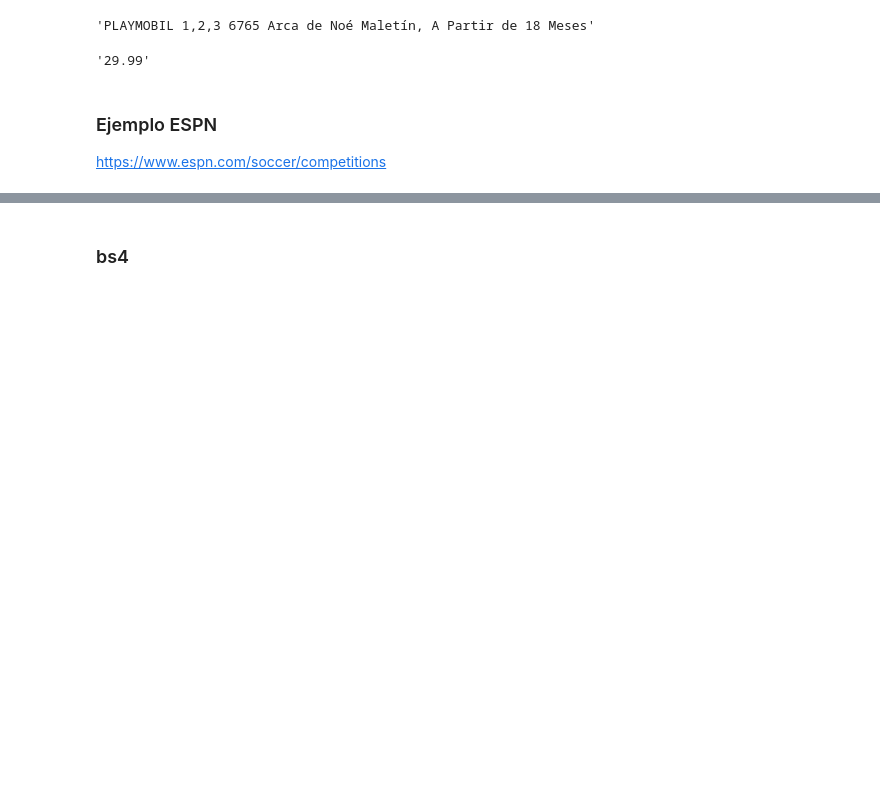
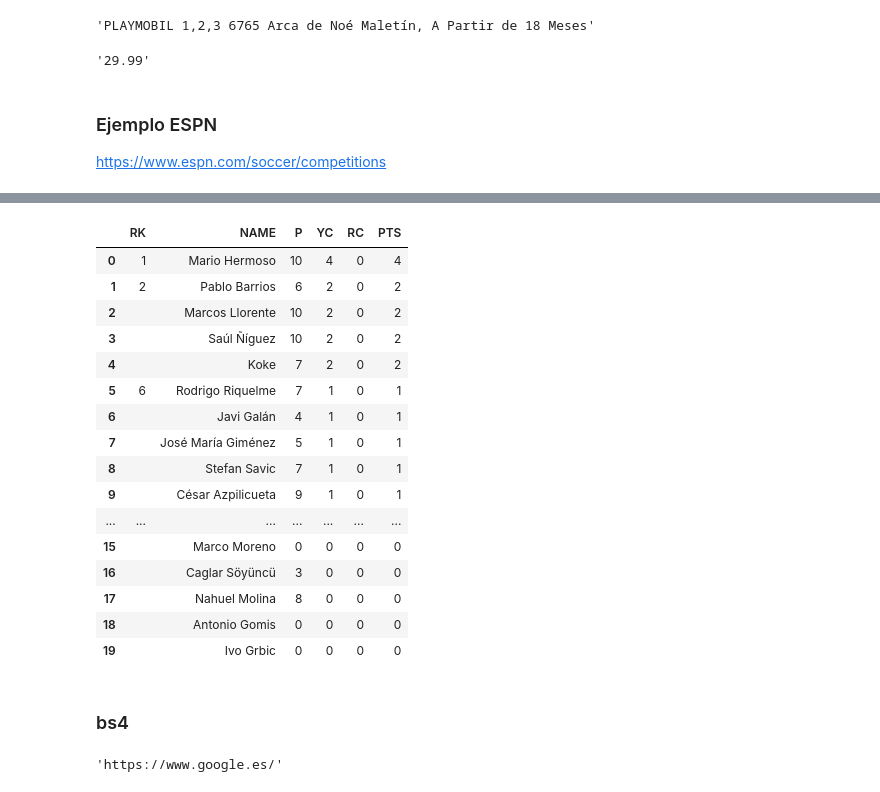
Before and after one commit to Ironhack-Data-Madrid-Octubre-2023/apuntes_clase, a Jupyter notebook: semana_4/3.1 - Web Scraping (selenium).ipynb, the cells around one changed output, grey strips where cells are left out. Drawn from its saved outputs; the diff is of its cells as text; code cells hidden in the pictures; blank space fills up the shorter version.

```diff
--- a/semana_4/3.1 - Web Scraping (selenium).ipynb
+++ b/semana_4/3.1 - Web Scraping (selenium).ipynb
@@ -331,0 +403,2 @@ https://www.espn.com/soccer/competitions
+# %%
+columnas = tabla.find_element(By.TAG_NAME, 'thead').text.split()
@@ -331,0 +413,18 @@ https://www.espn.com/soccer/competitions
+# %%
+resultado = []
+
+
+for f in filas:
+
+    tmp = []
+
+    elementos = f.find_elements(By.TAG_NAME, 'td')   # casillas de la fila
+
+    for e in elementos:
+
+        tmp.append(e.text)
+
+
+    resultado.append(tmp)
+
+resultado
@@ -332,2 +452,22 @@ https://www.espn.com/soccer/competitions
+# %%
+pd.DataFrame(resultado, columns=columnas)
+# %% [output]
+|  | RK | NAME | P | YC | RC | PTS |
+| 0 | 1 | Mario Hermoso | 10 | 4 | 0 | 4 |
+| 1 | 2 | Pablo Barrios | 6 | 2 | 0 | 2 |
+| 2 |  | Marcos Llorente | 10 | 2 | 0 | 2 |
+| 3 |  | Saúl Ñíguez | 10 | 2 | 0 | 2 |
+| 4 |  | Koke | 7 | 2 | 0 | 2 |
+| 5 | 6 | Rodrigo Riquelme | 7 | 1 | 0 | 1 |
+| 6 |  | Javi Galán | 4 | 1 | 0 | 1 |
+| 7 |  | José María Giménez | 5 | 1 | 0 | 1 |
+| 8 |  | Stefan Savic | 7 | 1 | 0 | 1 |
+| 9 |  | César Azpilicueta | 9 | 1 | 0 | 1 |
+| ... | ... | ... | ... | ... | ... | ... |
+| 15 |  | Marco Moreno | 0 | 0 | 0 | 0 |
+| 16 |  | Caglar Söyüncü | 3 | 0 | 0 | 0 |
+| 17 |  | Nahuel Molina | 8 | 0 | 0 | 0 |
+| 18 |  | Antonio Gomis | 0 | 0 | 0 | 0 |
+| 19 |  | Ivo Grbic | 0 | 0 | 0 | 0 |
 # %% [markdown]
 ### bs4
@@ -333,0 +480,4 @@ https://www.espn.com/soccer/competitions
+# %%
+driver.current_url
+# %% [output]
+'https://www.google.es/'
```
Also changed, not shown: parts of 40 cells of this notebook.
